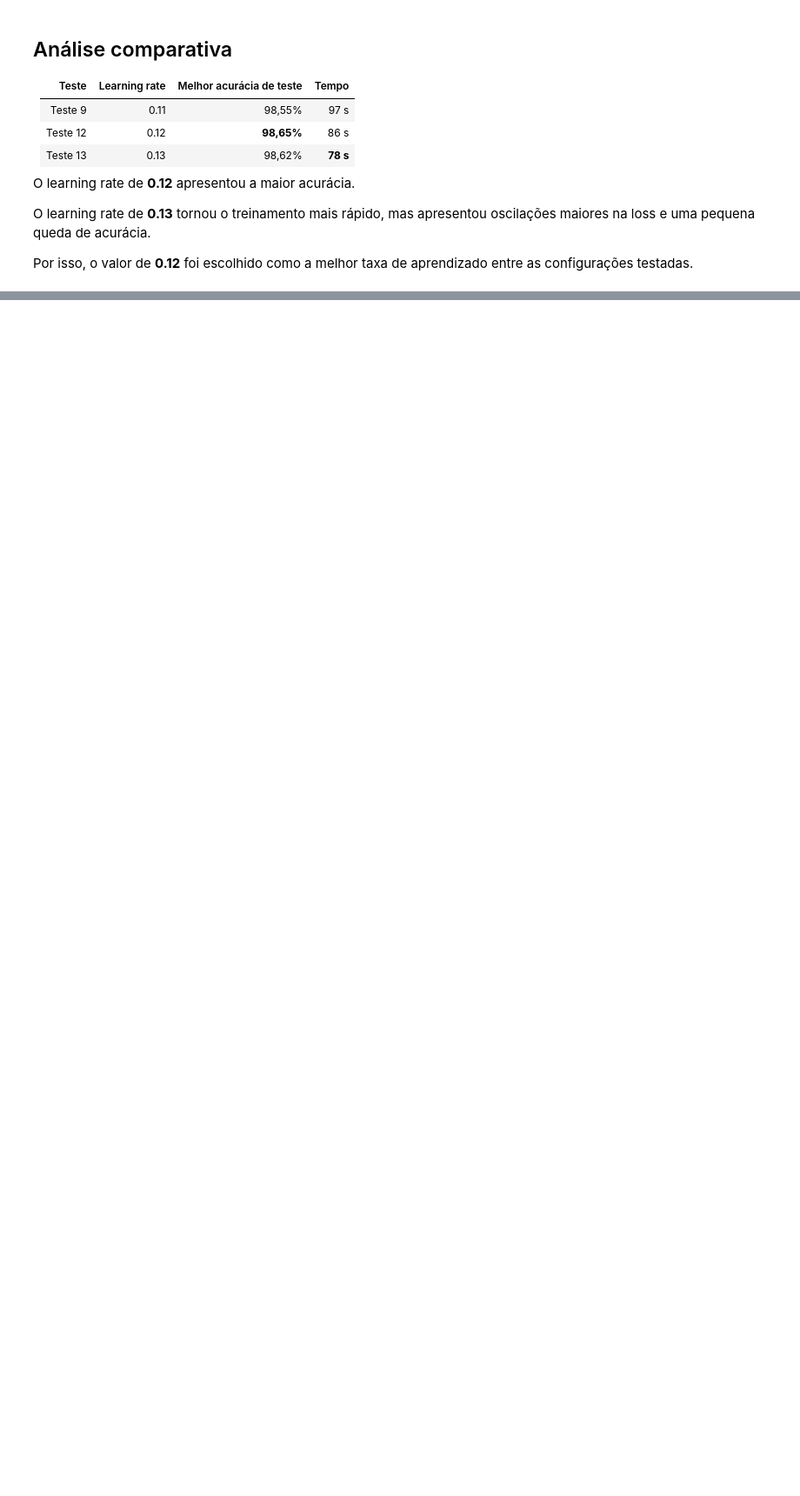
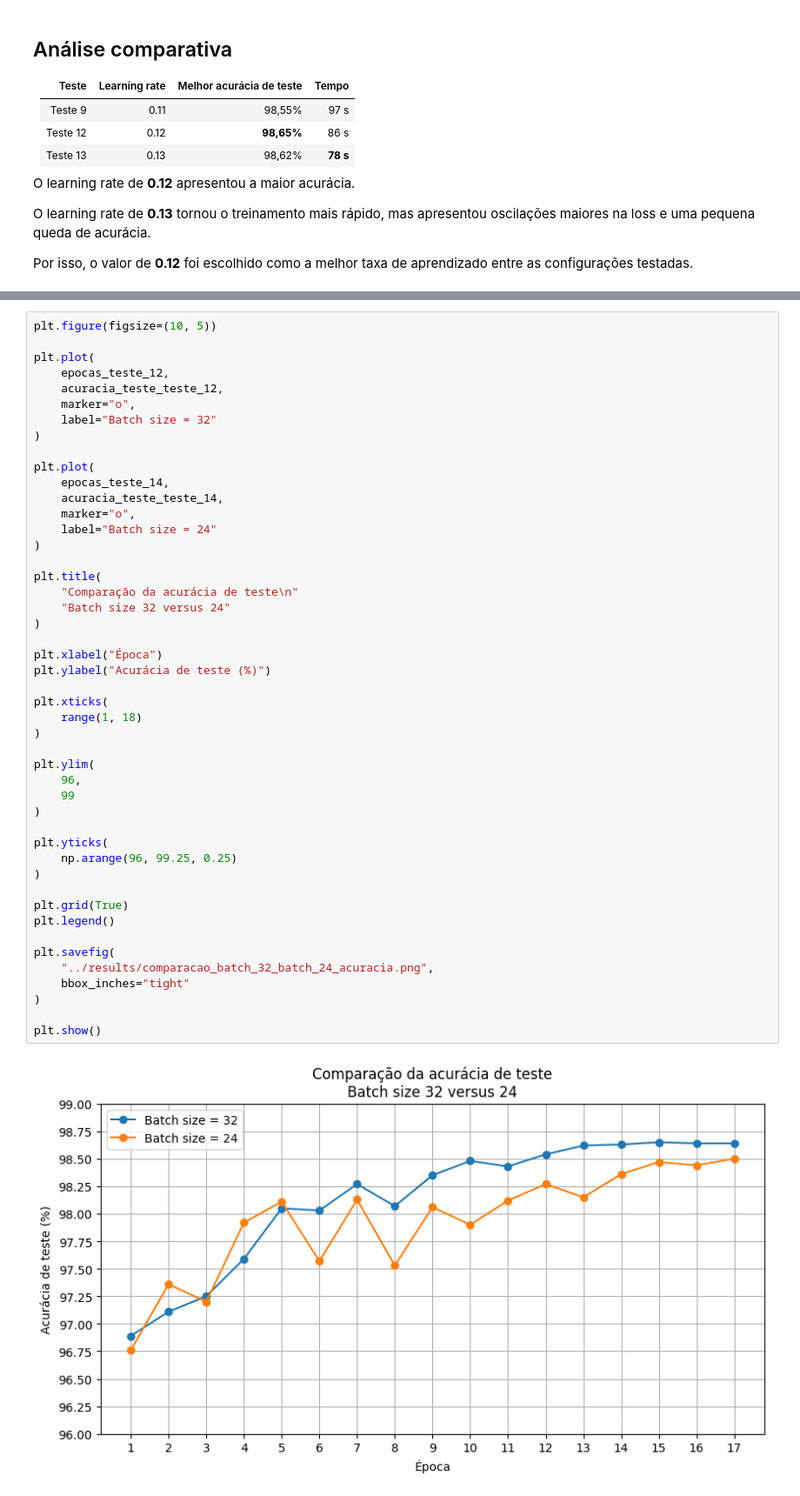
Before and after one commit to Leandro-Filho/Rede_Neural, a Jupyter notebook: notebooks/experimentos.ipynb, the cells around one changed output, grey strips where cells are left out. Shown at 87% size. Drawn from its saved outputs; the diff is of its cells as text; blank space fills up the shorter version.

```diff
--- a/notebooks/experimentos.ipynb
+++ b/notebooks/experimentos.ipynb
@@ -4227,0 +4490,49 @@ aprendizado entre as configurações testadas.
+# %%
+plt.figure(figsize=(10, 5))
+
+plt.plot(
+    epocas_teste_12,
+    acuracia_teste_teste_12,
+    marker="o",
+    label="Batch size = 32"
+)
+
+plt.plot(
+    epocas_teste_14,
+    acuracia_teste_teste_14,
+    marker="o",
+    label="Batch size = 24"
+)
+
+plt.title(
+    "Comparação da acurácia de teste\n"
+    "Batch size 32 versus 24"
+)
+
+plt.xlabel("Época")
+plt.ylabel("Acurácia de teste (%)")
+
+plt.xticks(
+    range(1, 18)
+)
+
+plt.ylim(
+    96,
+    99
+)
+
+plt.yticks(
+    np.arange(96, 99.25, 0.25)
+)
+
+plt.grid(True)
+plt.legend()
+
+plt.savefig(
+    "../results/comparacao_batch_32_batch_24_acuracia.png",
+    bbox_inches="tight"
+)
+
+plt.show()
+# %% [output]
+[figure, added]
```
Also changed, not shown: parts of 7 cells of this notebook, 4 other files.
